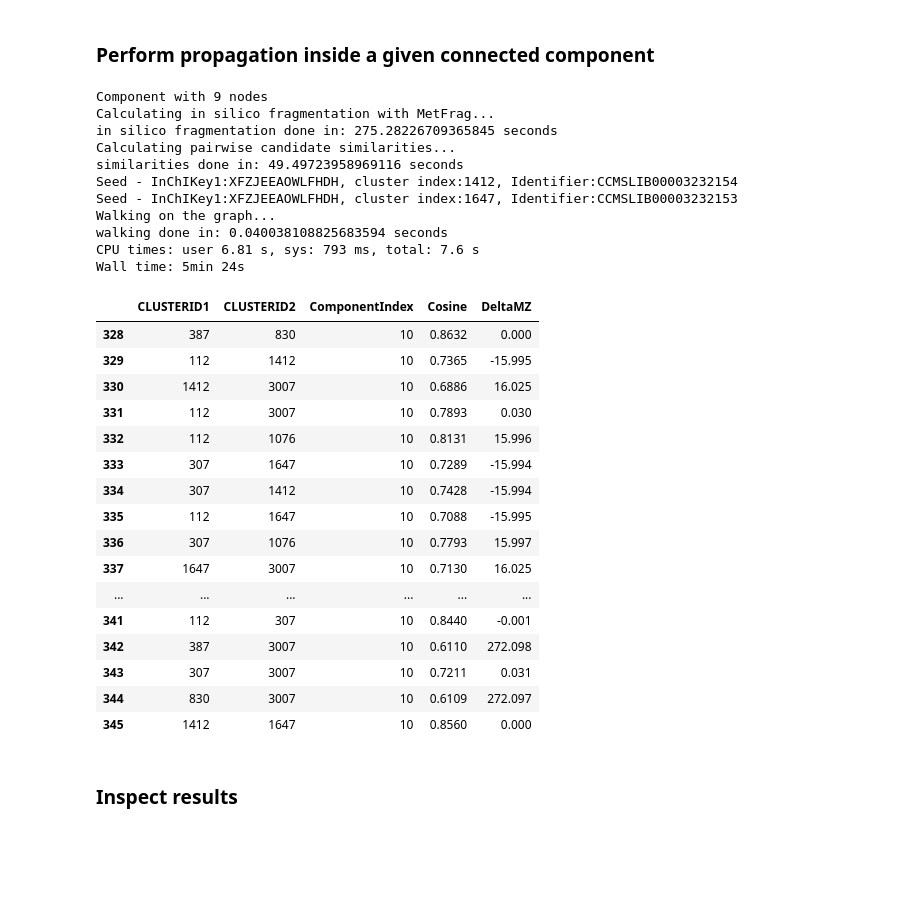
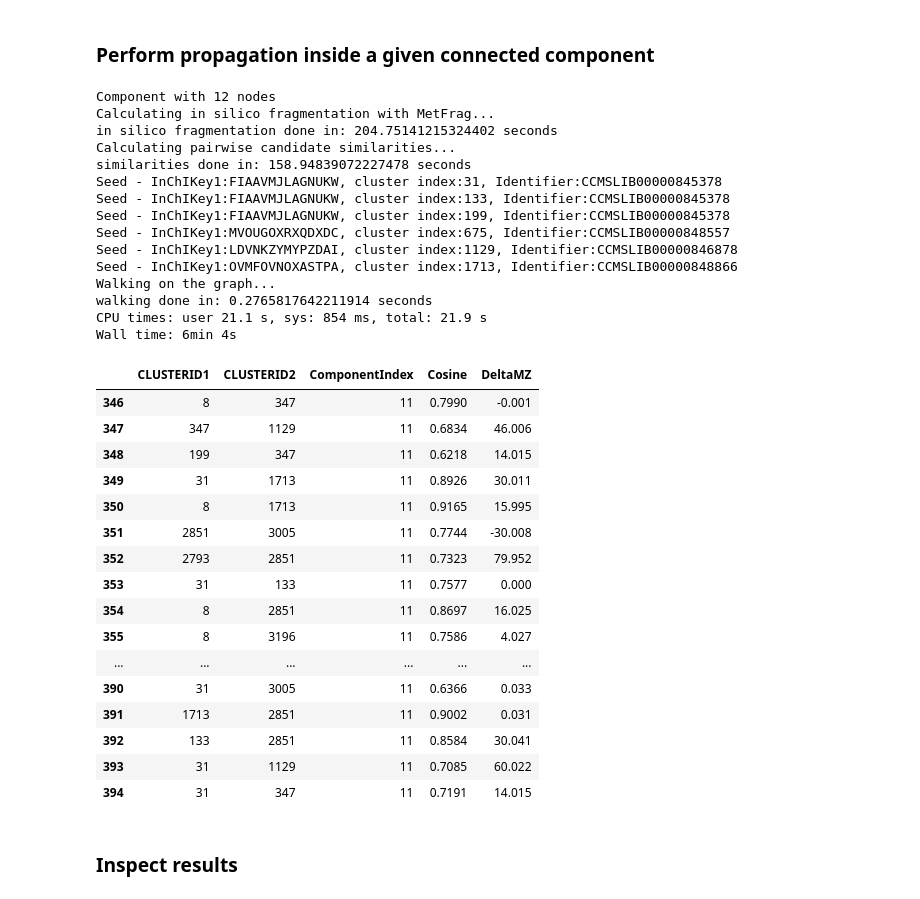
Before and after one commit to computational-chemical-biology/ChemWalker, a Jupyter notebook: notebooks/basic_use_colab.ipynb, the cells around one changed output. Cells and saved outputs as stored; diff of their text form; code cells hidden in the pictures; blank space fills up the shorter version.

```diff
--- a/notebooks/basic_use_colab.ipynb
+++ b/notebooks/basic_use_colab.ipynb
@@ -294,40 +285,44 @@ run_metfrag(spectra[0], db, cluster_index=5, **{'metpath': metpath})
 %%time
 
 tlid = walk_conn_comp(net=net, spectra=spectra, tabgnps=gnps_tab,
-                      dbmatch=match_tab.copy(), db=db, comp_index=10,
+                      dbmatch=match_tab.copy(), db=db, comp_index=11,
                       metpath=metpath)
 # %% [output]
-Component with 9 nodes
+Component with 12 nodes
 Calculating in silico fragmentation with MetFrag...
-in silico fragmentation done in: 275.28226709365845 seconds
+in silico fragmentation done in: 204.75141215324402 seconds
 Calculating pairwise candidate similarities...
-similarities done in: 49.49723958969116 seconds
-Seed - InChIKey1:XFZJEEAOWLFHDH, cluster index:1412, Identifier:CCMSLIB00003232154
-Seed - InChIKey1:XFZJEEAOWLFHDH, cluster index:1647, Identifier:CCMSLIB00003232153
+similarities done in: 158.94839072227478 seconds
+Seed - InChIKey1:FIAAVMJLAGNUKW, cluster index:31, Identifier:CCMSLIB00000845378
+Seed - InChIKey1:FIAAVMJLAGNUKW, cluster index:133, Identifier:CCMSLIB00000845378
+Seed - InChIKey1:FIAAVMJLAGNUKW, cluster index:199, Identifier:CCMSLIB00000845378
+Seed - InChIKey1:MVOUGOXRXQDXDC, cluster index:675, Identifier:CCMSLIB00000848557
+Seed - InChIKey1:LDVNKZYMYPZDAI, cluster index:1129, Identifier:CCMSLIB00000846878
+Seed - InChIKey1:OVMFOVNOXASTPA, cluster index:1713, Identifier:CCMSLIB00000848866
 Walking on the graph...
-walking done in: 0.040038108825683594 seconds
-CPU times: user 6.81 s, sys: 793 ms, total: 7.6 s
-Wall time: 5min 24s
+walking done in: 0.2765817642211914 seconds
+CPU times: user 21.1 s, sys: 854 ms, total: 21.9 s
+Wall time: 6min 4s
 # %%
-net[net['ComponentIndex']==10]
+net[net['ComponentIndex']==11]
 # %% [output]
 |  | CLUSTERID1 | CLUSTERID2 | ComponentIndex | Cosine | DeltaMZ |
-| 328 | 387 | 830 | 10 | 0.8632 | 0.000 |
-| 329 | 112 | 1412 | 10 | 0.7365 | -15.995 |
-| 330 | 1412 | 3007 | 10 | 0.6886 | 16.025 |
-| 331 | 112 | 3007 | 10 | 0.7893 | 0.030 |
-| 332 | 112 | 1076 | 10 | 0.8131 | 15.996 |
-| 333 | 307 | 1647 | 10 | 0.7289 | -15.994 |
-| 334 | 307 | 1412 | 10 | 0.7428 | -15.994 |
-| 335 | 112 | 1647 | 10 | 0.7088 | -15.995 |
-| 336 | 307 | 1076 | 10 | 0.7793 | 15.997 |
-| 337 | 1647 | 3007 | 10 | 0.7130 | 16.025 |
+| 346 | 8 | 347 | 11 | 0.7990 | -0.001 |
+| 347 | 347 | 1129 | 11 | 0.6834 | 46.006 |
+| 348 | 199 | 347 | 11 | 0.6218 | 14.015 |
+| 349 | 31 | 1713 | 11 | 0.8926 | 30.011 |
+| 350 | 8 | 1713 | 11 | 0.9165 | 15.995 |
+| 351 | 2851 | 3005 | 11 | 0.7744 | -30.008 |
+| 352 | 2793 | 2851 | 11 | 0.7323 | 79.952 |
+| 353 | 31 | 133 | 11 | 0.7577 | 0.000 |
+| 354 | 8 | 2851 | 11 | 0.8697 | 16.025 |
+| 355 | 8 | 3196 | 11 | 0.7586 | 4.027 |
 | ... | ... | ... | ... | ... | ... |
-| 341 | 112 | 307 | 10 | 0.8440 | -0.001 |
-| 342 | 387 | 3007 | 10 | 0.6110 | 272.098 |
-| 343 | 307 | 3007 | 10 | 0.7211 | 0.031 |
-| 344 | 830 | 3007 | 10 | 0.6109 | 272.097 |
-| 345 | 1412 | 1647 | 10 | 0.8560 | 0.000 |
+| 390 | 31 | 3005 | 11 | 0.6366 | 0.033 |
+| 391 | 1713 | 2851 | 11 | 0.9002 | 0.031 |
+| 392 | 133 | 2851 | 11 | 0.8584 | 30.041 |
+| 393 | 31 | 1129 | 11 | 0.7085 | 60.022 |
+| 394 | 31 | 347 | 11 | 0.7191 | 14.015 |
 # %% [markdown]
 ### Inspect results
 # %%
```
Also changed, not shown: parts of 16 cells of this notebook.
